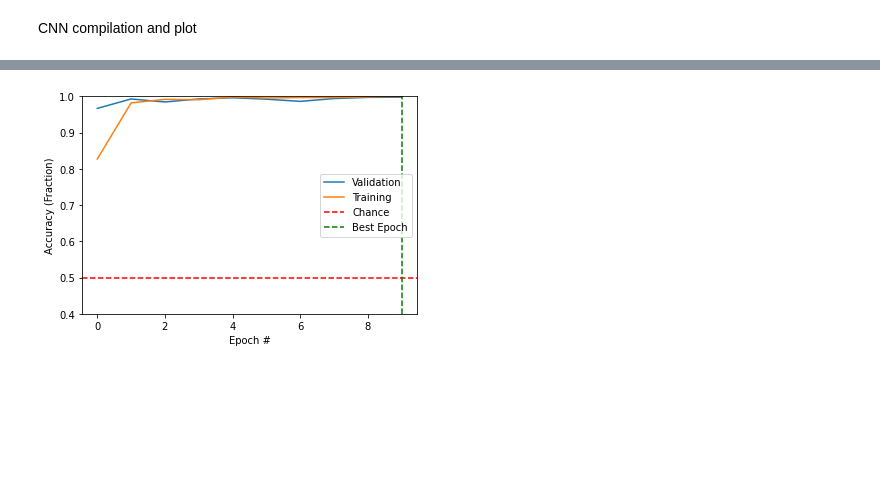
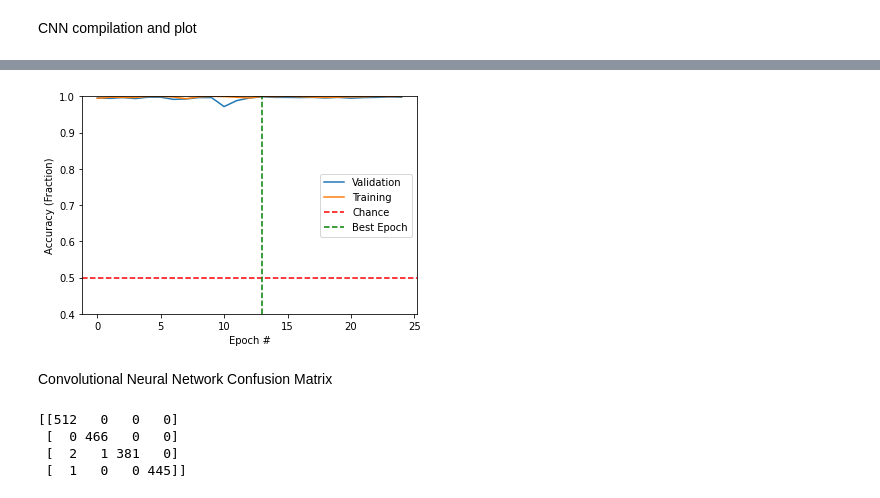
Before and after one commit to Nathan-Benz/Distraction-Recognition-CNN, a Jupyter notebook: Distracted_Driver_Detection.ipynb, the cells around one changed output, grey strips where cells are left out. Drawn from its saved outputs; the diff is of its cells as text; code cells hidden in the pictures; blank space fills up the shorter version.

```diff
--- a/Distracted_Driver_Detection.ipynb
+++ b/Distracted_Driver_Detection.ipynb
@@ -297,7 +301,7 @@ CNN compilation and plot
 # %%
 # Compiles the model
 cnn_model.compile(loss='categorical_crossentropy', optimizer='adam', metrics=['accuracy'])
-hist = cnn_model.fit(x_train, y_train, epochs=10, validation_data=(x_test, y_test))
+hist = cnn_model.fit(x_train, y_train, epochs=25, validation_data=(x_test, y_test))
 
 # Plots it
 plot_acc(hist)
@@ -325 +326,19 @@ Epoch 10/10
-[figure, old version]
+[figure, new version]
+# %% [markdown]
+Convolutional Neural Network Confusion Matrix
+# %%
+#Loads model's predictions into a y_pred array
+y_pred = cnn_model.predict(x_test)
+
+#Reformatting values to work for confusion matrix
+y_pred = np.argmax(y_pred, axis=1)
+y_true = np.argmax(y_test, axis=1)
+
+#Unrefined Confusion Matrix
+cm = confusion_matrix(y_true, y_pred)
+print(cm)
+# %% [output]
+[[512   0   0   0]
+ [  0 466   0   0]
+ [  2   1 381   0]
+ [  1   0   0 445]]
```
Also changed, not shown: parts of 8 cells of this notebook.
